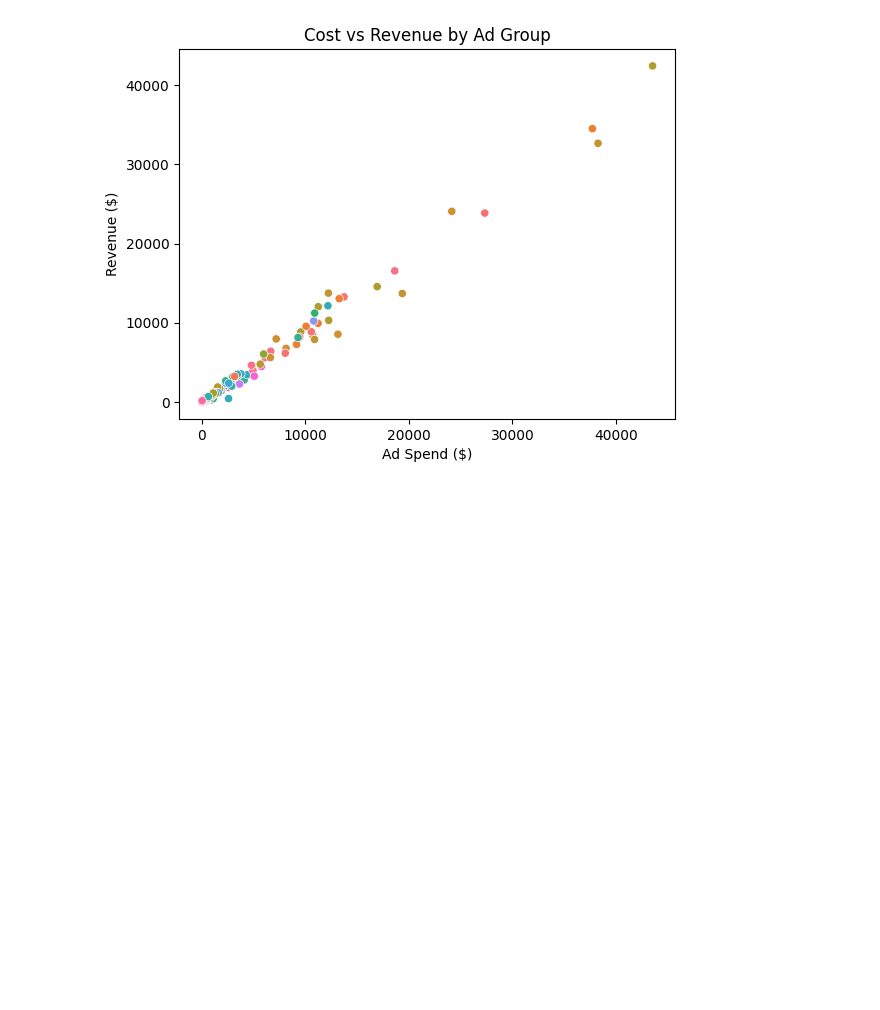
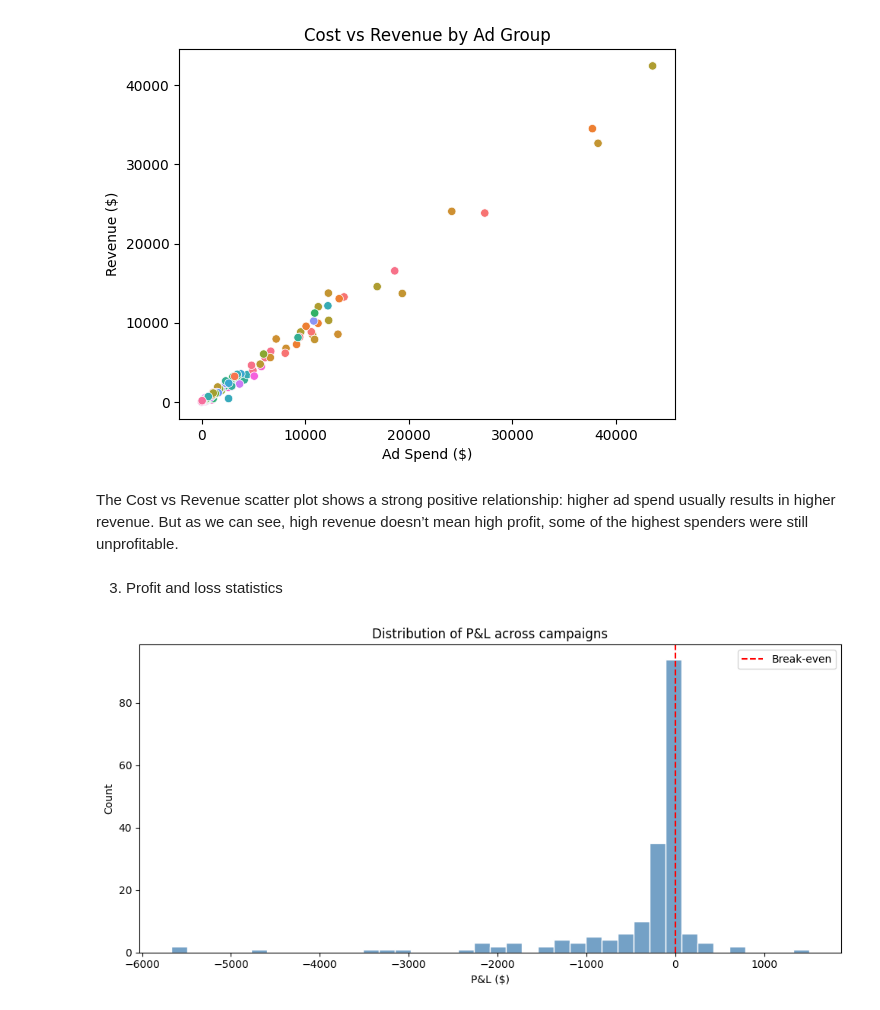
Before and after one commit to TUITOEKK/Retail-Ad-campaign-analysis, a Jupyter notebook: Analysis.ipynb, the cells around one changed output. Cells and saved outputs as stored; diff of their text form; code cells hidden in the pictures; blank space fills up the shorter version.

```diff
--- a/Analysis.ipynb
+++ b/Analysis.ipynb
@@ -191,3 +193,22 @@ plt.legend([], [], frameon=False)
 plt.show()
 # %% [output]
 [figure]
+# %% [markdown]
+The Cost vs Revenue scatter plot shows a strong positive relationship: higher ad spend usually results in higher revenue. But as we can see, high revenue doesn’t mean high profit, some of the highest spenders were still unprofitable.
+# %% [markdown]
+3. Profit and loss statistics
+# %%
+import matplotlib.pyplot as plt
+import seaborn as sns
+
+plt.figure(figsize=(10, 5))
+sns.histplot(data['P&L'], bins=40, color='steelblue', edgecolor='white')
+plt.axvline(0, color='red', linestyle='--', linewidth=1.5, label='Break-even')
+plt.title('Distribution of P&L across campaigns')
+plt.xlabel('P&L ($)')
+plt.ylabel('Count')
+plt.legend()
+plt.tight_layout()
+plt.show()
+# %% [output]
+[figure, added]
```
Also changed, not shown: parts of 3 cells of this notebook.
